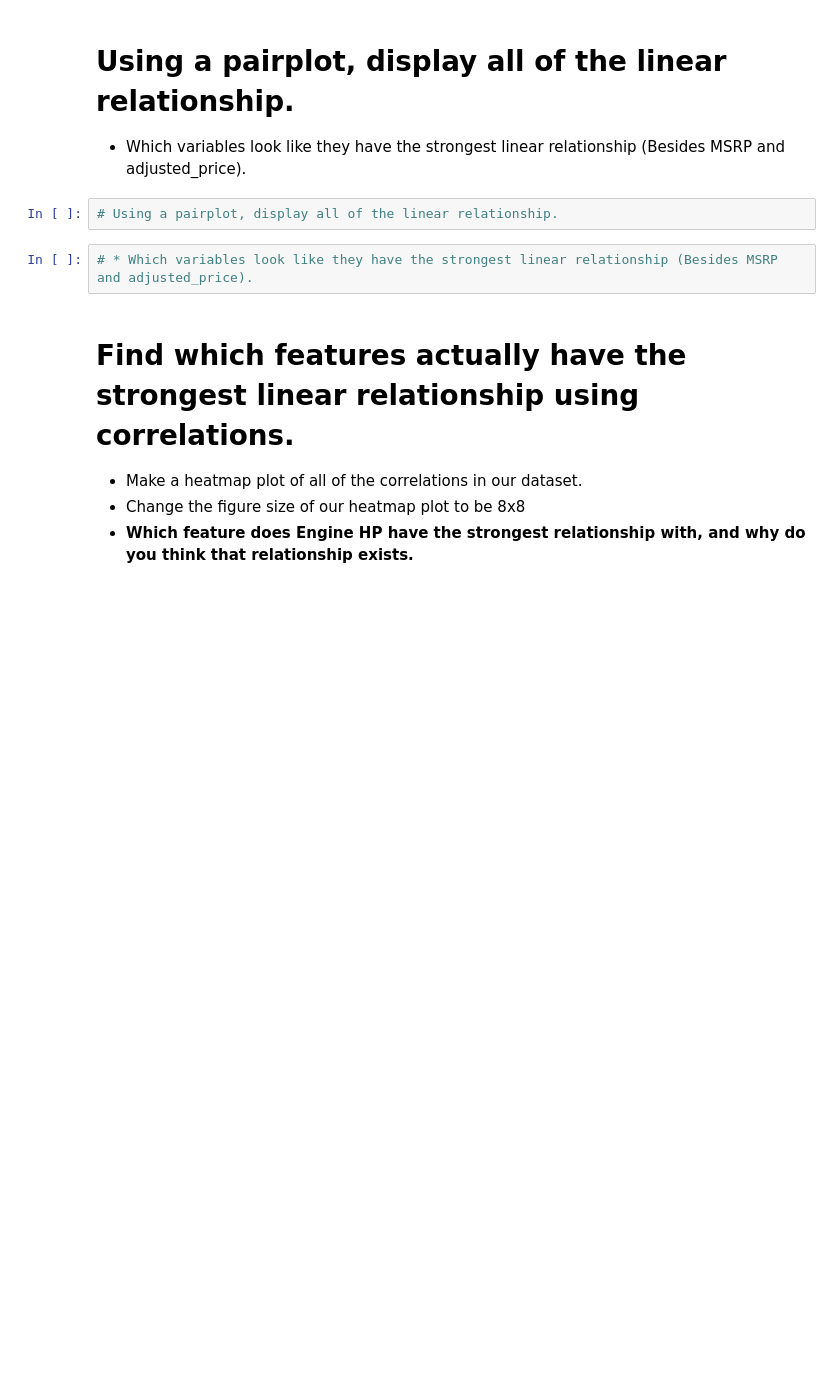
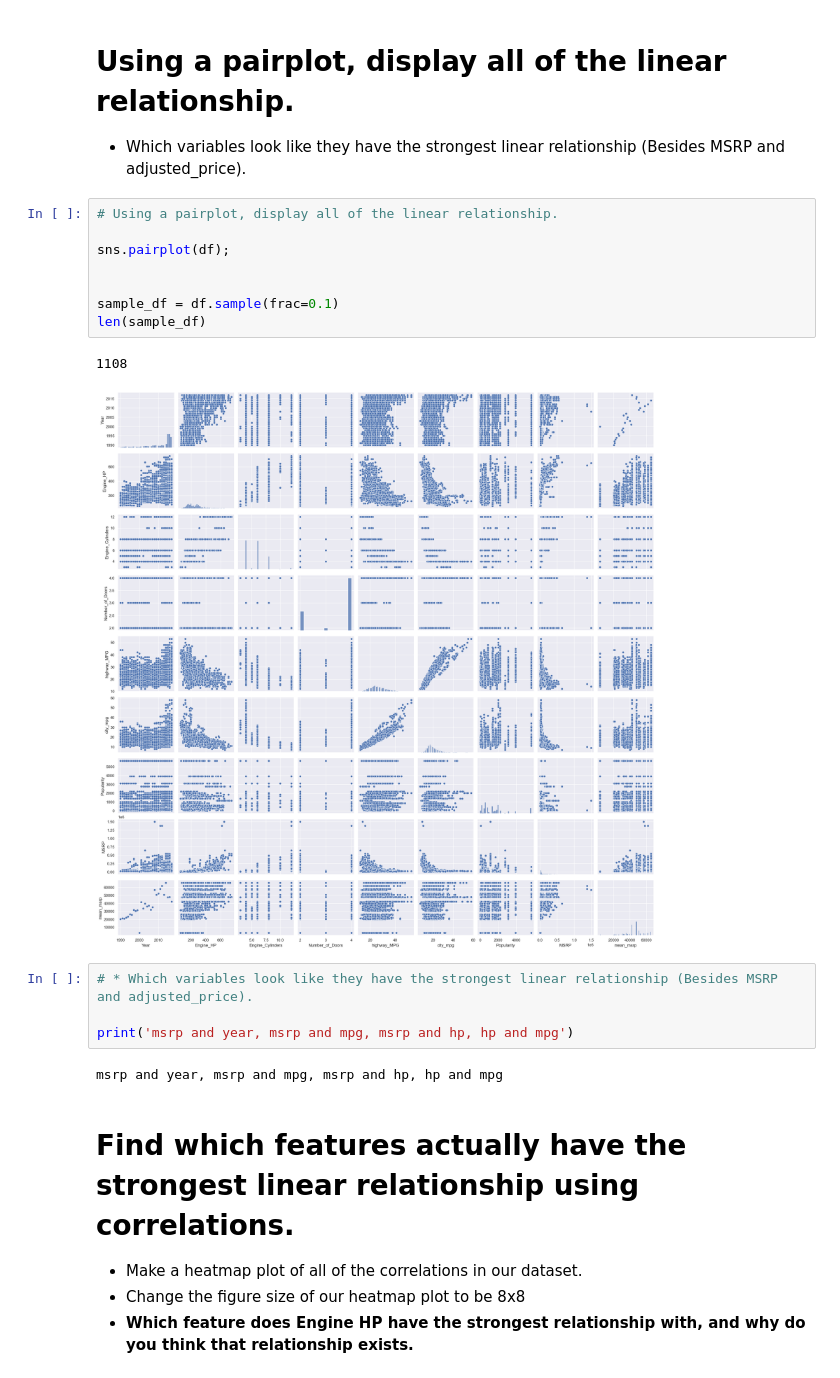
Before and after one commit to erigson/my-fork-2023-fall-data-science-fridays, a Jupyter notebook: Week-02-Data-Viz-EDA/exercize-EG.ipynb, the cells around one changed output. Drawn from its saved outputs; the diff is of its cells as text; blank space fills up the shorter version.

```diff
--- a/Week-02-Data-Viz-EDA/exercize-EG.ipynb
+++ b/Week-02-Data-Viz-EDA/exercize-EG.ipynb
@@ -170,8 +210,21 @@ print('Your answer here.')
 * Which variables look like they have the strongest linear relationship (Besides MSRP and adjusted_price).
 # %%
 # Using a pairplot, display all of the linear relationship.
+
+sns.pairplot(df);
+
+
+sample_df = df.sample(frac=0.1)
+len(sample_df)
+# %% [output]
+1108
+[figure, added]
 # %%
 # * Which variables look like they have the strongest linear relationship (Besides MSRP and adjusted_price).
+
+print('msrp and year, msrp and mpg, msrp and hp, hp and mpg')
+# %% [output]
+msrp and year, msrp and mpg, msrp and hp, hp and mpg
 # %% [markdown]
 # Find which features actually have the strongest linear relationship using correlations.
 * Make a heatmap plot of all of the correlations in our dataset.
```
Also changed, not shown: parts of 17 cells of this notebook.
